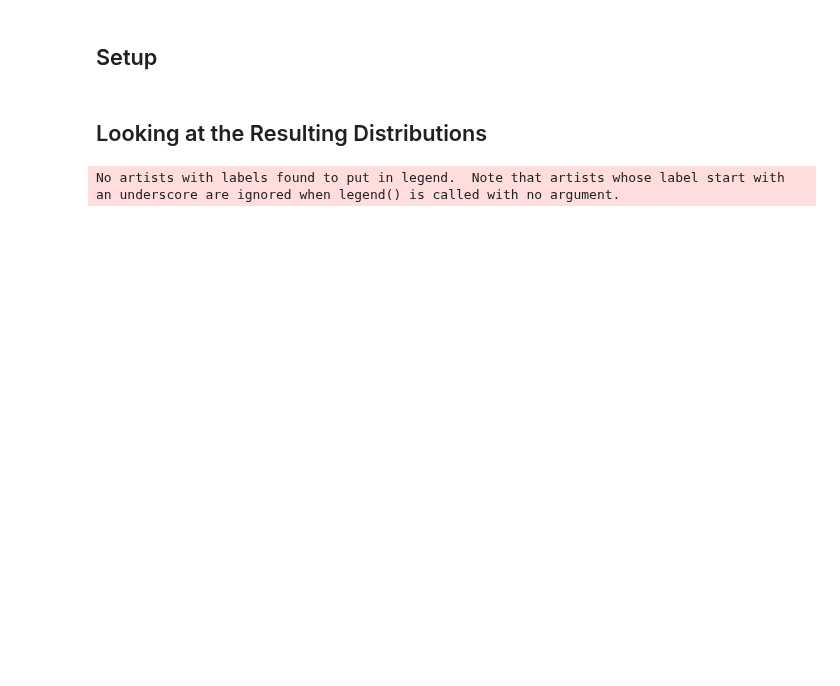
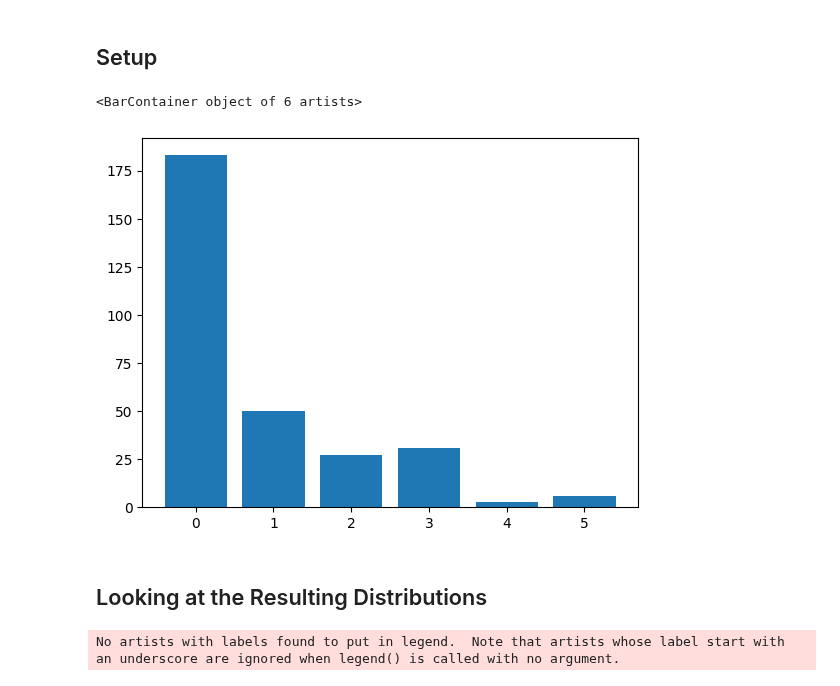
Before and after one commit to LaurinBrechter/RustStuff, a Jupyter notebook: optim-rust/ticket-pricing-genetic/code_pyton_test.ipynb, the cells around one changed output. Drawn from its saved outputs; the diff is of its cells as text; code cells hidden in the pictures; blank space fills up the shorter version.

```diff
--- a/optim-rust/ticket-pricing-genetic/code_pyton_test.ipynb
+++ b/optim-rust/ticket-pricing-genetic/code_pyton_test.ipynb
@@ -29,5 +8,22 @@ def randomList(m: int, n: int, min_val:int=1) -> list[int]:
 # %% [markdown]
 ## Setup
+# %%
+def sample_group_sizes(n_groups, n_individuals):
+    """
+    distribute the individauls in n_groups groups
+    """
+
+    sizes = []
+    left = n_individuals
+    for g in range(n_groups):
+        if g == n_groups - 1:
+            sizes.append(left)
+        else:
+            size = randint(1, left - n_groups + g)
+            sizes.append(size)
+            left -= size
+
+    return sizes
 # %%
 G = 6 # number of groups
 T = 60 # number of time periods
@@ -41,0 +38,5 @@ group_sizes = randomList(G, N)  #np.random.dirichlet([1]*G)
+# %%
+plt.bar(range(G), group_sizes)
+# %% [output]
+<BarContainer object of 6 artists>
+[figure, added]
```
Also changed, not shown: parts of 28 cells of this notebook.
